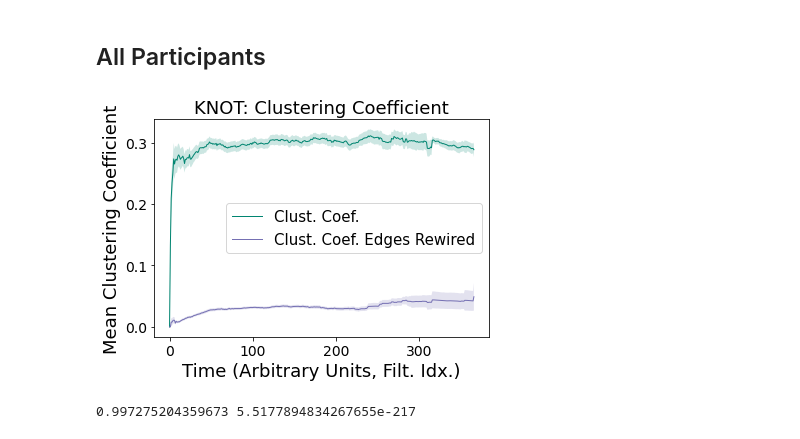
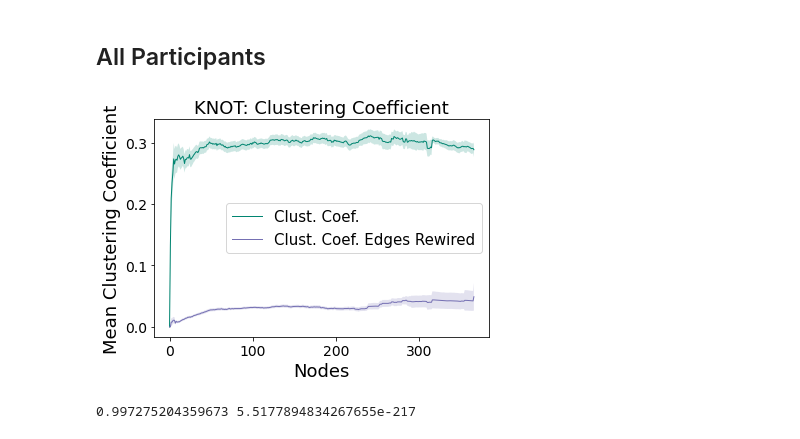
Before and after one commit to spatank/Curiosity, a Jupyter notebook: v8/C_plotting.ipynb, the cells around one changed output. Saved outputs shown, nothing was run; the diff lists cells and outputs as text; code cells hidden in the pictures.

```diff
--- a/v8/C_plotting.ipynb
+++ b/v8/C_plotting.ipynb
@@ -166,14 +157,14 @@ for idx, C_file in enumerate(files):
 # %%
 x_1, mean_1 = plot_curve(all_clust_coef, curve_label = 'Clust. Coef.', curve_color = '#018571')
 x_2, mean_2 = plot_curve(all_clust_coef_edge_rewired, curve_label = 'Clust. Coef. Edges Rewired', curve_color = '#7570b3')
 # x_2, mean_2 = plot_curve(all_clust_coef_latticized, curve_label = 'Clust. Coef. Latticized', curve_color = '#d95f02')
 plt.title('KNOT: Clustering Coefficient', fontsize = 18)
-plt.xlabel('Time (Arbitrary Units, Filt. Idx.)', fontsize = 18)
+plt.xlabel('Nodes', fontsize = 18)
 plt.ylabel('Mean Clustering Coefficient', fontsize = 18)
 plt.legend(loc = 'center right', fontsize = 15)
 plt.savefig('Figures/C/all_KNOT_clust_coef.pdf', transparent = True, bbox_inches = 'tight')
 # %% [output]
-[figure, old version]
+[figure, new version]
 # %%
 ks, p_ks = stats.ks_2samp(mean_1, mean_2, alternative = 'two-sided')
 print(ks, p_ks)
```
Also changed, not shown: parts of 29 cells of this notebook.
